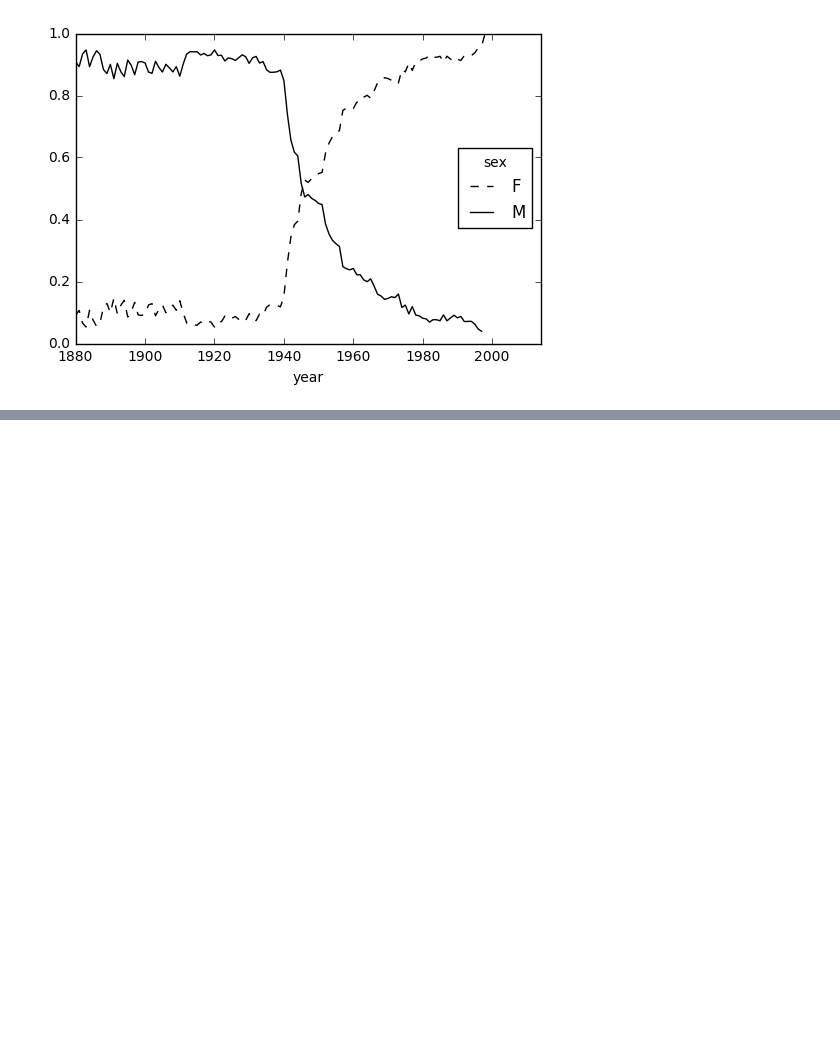
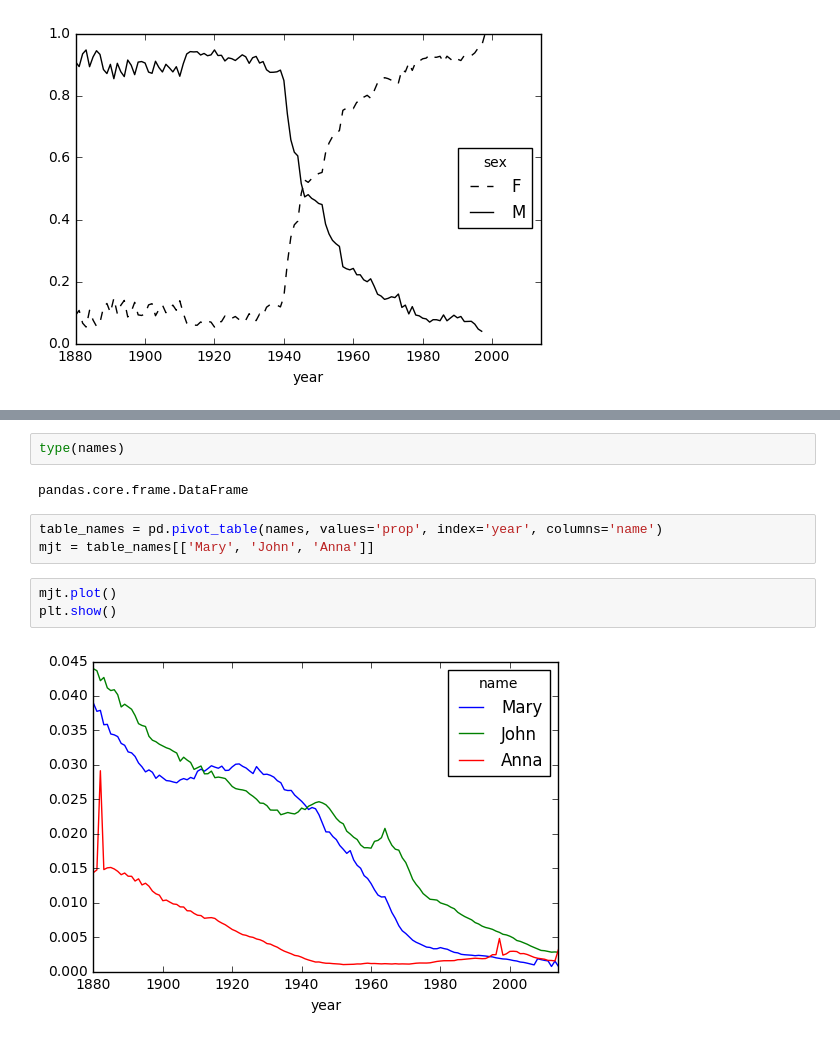
Before and after one commit to magizbox/python_data_build, a Jupyter notebook: chapter2/chapter2_note.ipynb, the cells around one changed output, grey strips where cells are left out. Drawn from its saved outputs; the diff is of its cells as text; blank space fills up the shorter version.

```diff
--- a/chapter2/chapter2_note.ipynb
+++ b/chapter2/chapter2_note.ipynb
@@ -1296,0 +1323,12 @@ plt.show()
+# %%
+type(names)
+# %% [output]
+pandas.core.frame.DataFrame
+# %%
+table_names = pd.pivot_table(names, values='prop', index='year', columns='name')
+mjt = table_names[['Mary', 'John', 'Anna']]
+# %%
+mjt.plot()
+plt.show()
+# %% [output]
+[figure, added]
```
Also changed, not shown: parts of 2 cells of this notebook.
